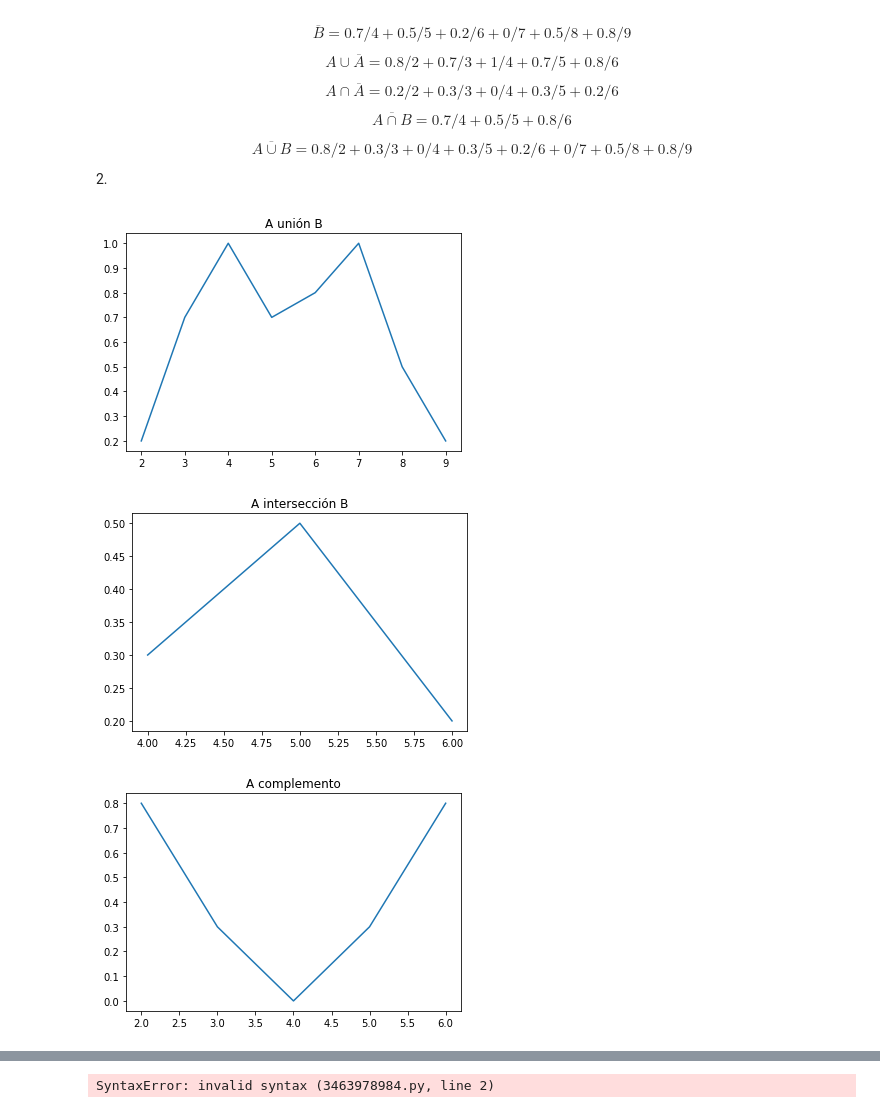
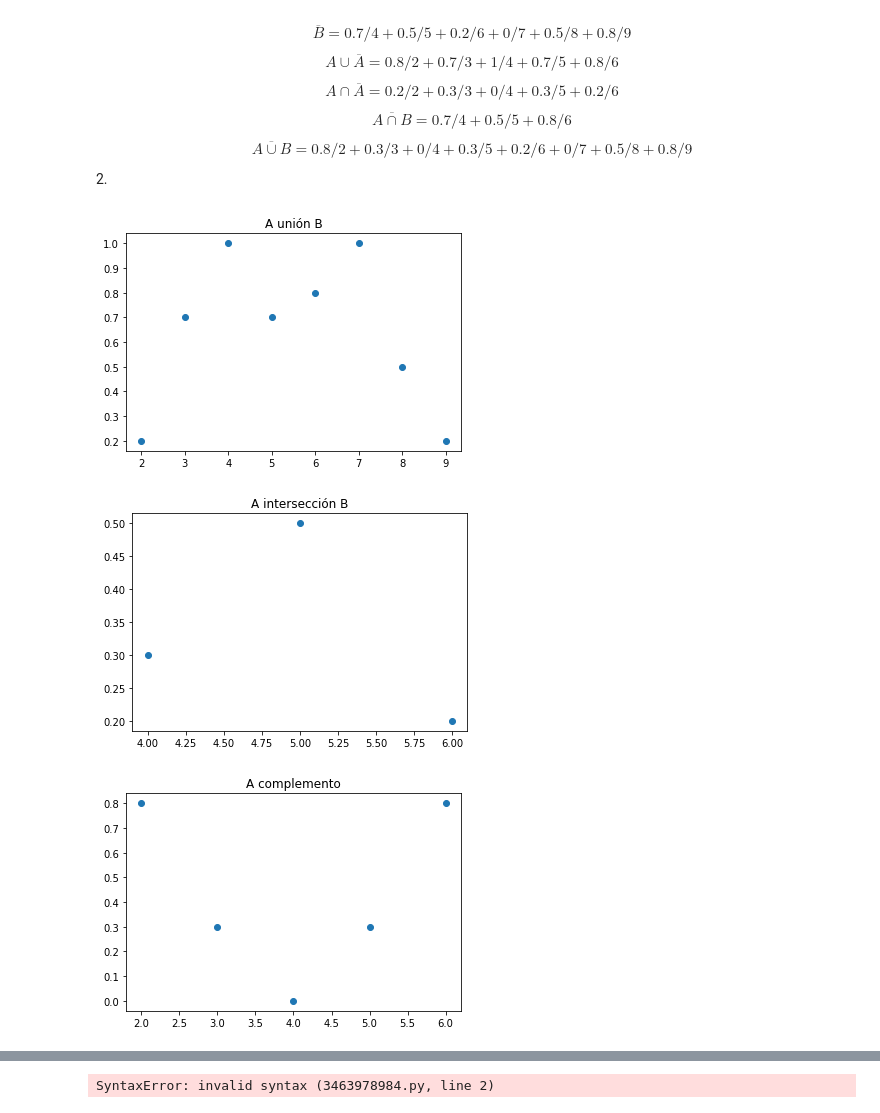
Before and after one commit to KeithMaxwell20/Notebook-Aplicada, a Jupyter notebook: ejercitario1.ipynb, the cells around one changed output, grey strips where cells are left out. Cells and saved outputs as stored; diff of their text form; code cells hidden in the pictures.

```diff
--- a/ejercitario1.ipynb
+++ b/ejercitario1.ipynb
@@ -59,30 +62,30 @@ $$\overline{A\cup B}=0.8/2+0.3/3+0/4+0.3/5+0.2/6+0/7+0.5/8+0.8/9$$
 # %%
 import matplotlib.pyplot as plt
 x=[2,3,4,5,6,7,8,9]
 y=[0.2,0.7,1,0.7,0.8,1,0.5,0.2]
-plt.plot(x,y)
+plt.scatter(x, y)
 plt.title('A unión B')
 plt.show()
 # %% [output]
-[figure, old version]
+[figure, new version]
 # %%
 import matplotlib.pyplot as plt
 x=[4,5,6]
 y=[0.3, 0.5, 0.2]
-plt.plot(x,y)
+plt.scatter(x,y)
 plt.title('A intersección B')
 plt.show()
 # %% [output]
-[figure, old version]
+[figure, new version]
 # %%
 import matplotlib.pyplot as plt
 x=[2,3,4,5,6]
 y=[0.8, 0.3, 0, 0.3, 0.8]
-plt.plot(x,y)
+plt.scatter(x,y)
 plt.title('A complemento')
 plt.show()
 # %% [output]
-[figure, old version]
+[figure, new version]
 # %%
 import matplotlib.pyplot as plt
 x=[4,5,6, 7, 8, 9]
```
Also changed, not shown: parts of 13 cells of this notebook.
